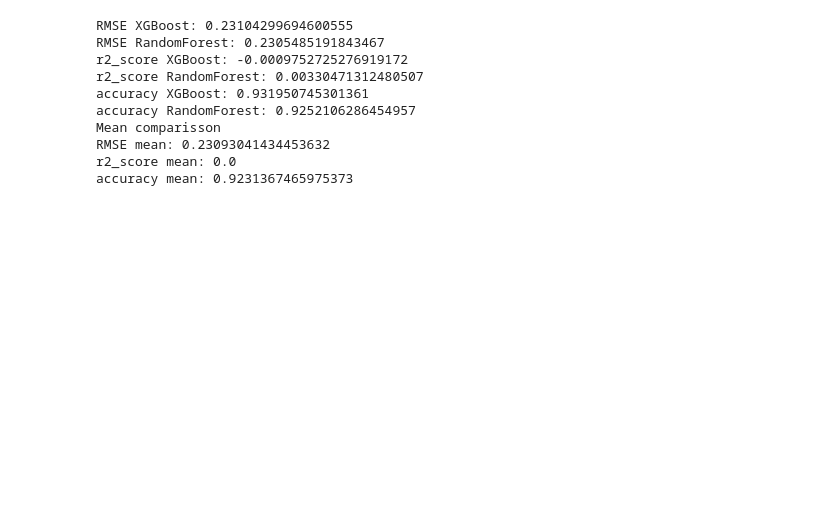
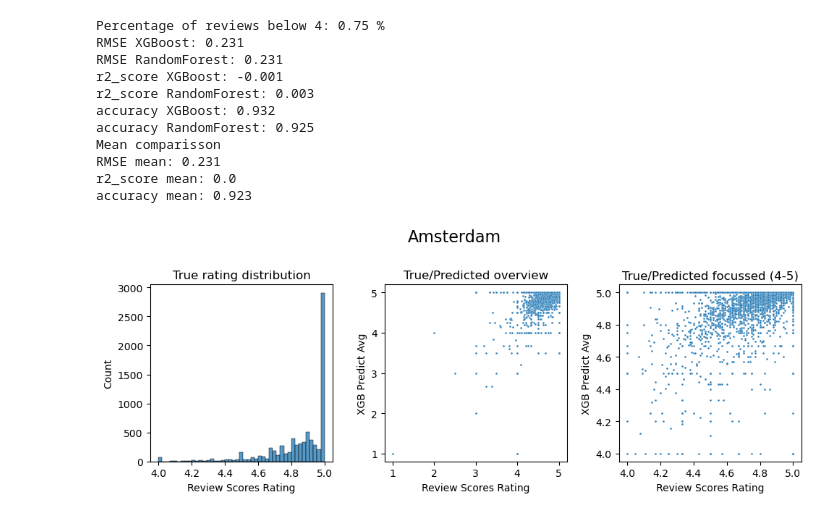
Before and after one commit to julianstar88/Data_Analytics, a Jupyter notebook: Jupyter notebooks/Analysis_actual reviews_vs_review-prediction.ipynb, the cells around one changed output. Drawn from its saved outputs; the diff is of its cells as text; code cells hidden in the pictures; blank space fills up the shorter version.

Commit message:
Improved plotting in Analysis_actual reviews_vs_review-prediction

```diff
--- a/Jupyter notebooks/Analysis_actual reviews_vs_review-prediction.ipynb
+++ b/Jupyter notebooks/Analysis_actual reviews_vs_review-prediction.ipynb
@@ -10,7 +12,10 @@ def load_csv(city):
     needed_columns = ['review_scores_rating','xgb_predict_avg','rf_predict_avg']
     return pd.read_csv(f'../data/cities/finished/listings_{city}_finished.csv', usecols=needed_columns)
 # %%
-def print_ml_statistics(df):
+def print_ml_statistics_old(df):
+    perc_neg_refs = round(df[df.review_scores_rating < 4].shape[0] / df.shape[0] * 100, 2)
+    print(f'Percentage of reviews below 4: {perc_neg_refs} %')
+
     result = np.sqrt(mean_squared_error(df.review_scores_rating, df.xgb_predict_avg))
     print(f'RMSE XGBoost: {result}')
 
@@ -41,3 +46,12 @@ def print_ml_statistics(df):
 
     result = accuracy_score(np.round(df.review_scores_rating).astype('int'), np.round(df['mean']).astype('int'))
     print(f'accuracy mean: {result}')
+
+    sns.histplot(df[df.review_scores_rating >= 4].review_scores_rating)
+    plt.show()
+    sns.scatterplot(x='review_scores_rating', y='xgb_predict_avg', data=df, s=4)
+    plt.show()
+    sns.scatterplot(x='review_scores_rating',
+                    y='xgb_predict_avg',
+                    data=df[(df.review_scores_rating >= 4) & (df.xgb_predict_avg >= 4)], s=4)
+    plt.show()
@@ -44,14 +118,16 @@ def print_ml_statistics(df):
 # %%
-print_ml_statistics(load_csv('Amsterdam'))
+print_ml_statistics(load_csv('Amsterdam'), 'Amsterdam')
 # %% [output]
-RMSE XGBoost: 0.23104299694600555
-RMSE RandomForest: 0.2305485191843467
-r2_score XGBoost: -0.0009752725276919172
-r2_score RandomForest: 0.00330471312480507
-accuracy XGBoost: 0.931950745301361
-accuracy RandomForest: 0.9252106286454957
+Percentage of reviews below 4: 0.75 %
+RMSE XGBoost: 0.231
+RMSE RandomForest: 0.231
+r2_score XGBoost: -0.001
+r2_score RandomForest: 0.003
+accuracy XGBoost: 0.932
+accuracy RandomForest: 0.925
 Mean comparisson
-RMSE mean: 0.23093041434453632
+RMSE mean: 0.231
 r2_score mean: 0.0
-accuracy mean: 0.9231367465975373
+accuracy mean: 0.923
+[figure, added]
 # %%
```
Also changed, not shown: parts of 8 cells of this notebook.
